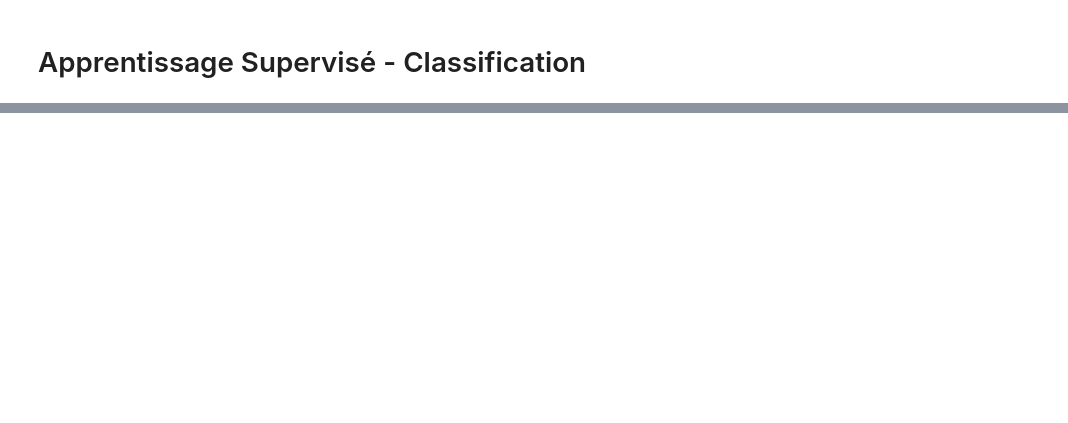
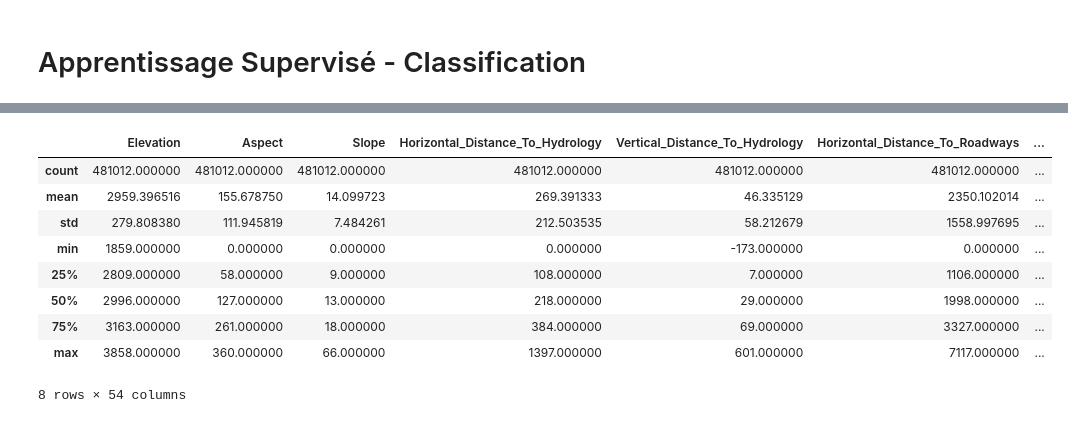
Before and after one commit to DarenXL/Apprentissage-Supervise-M2-MIA, a Jupyter notebook: Classification/classification.ipynb, the cells around one changed output, grey strips where cells are left out. Cells and saved outputs as stored; diff of their text form; code cells hidden in the pictures; blank space fills up the shorter version.

```diff
--- a/Classification/classification.ipynb
+++ b/Classification/classification.ipynb
@@ -99,0 +88,13 @@ pred.to_csv("predictions/test.csv",index=True, index_label='row_ID')
+# %%
+test.describe()
+# %% [output]
+|  | Elevation | Aspect | Slope | Horizontal_Distance_To_Hydrology | Vertical_Distance_To_Hydrology | Horizontal_Distance_To_Roadways | ... |
+| count | 481012.000000 | 481012.000000 | 481012.000000 | 481012.000000 | 481012.000000 | 481012.000000 | ... |
+| mean | 2959.396516 | 155.678750 | 14.099723 | 269.391333 | 46.335129 | 2350.102014 | ... |
+| std | 279.808380 | 111.945819 | 7.484261 | 212.503535 | 58.212679 | 1558.997695 | ... |
+| min | 1859.000000 | 0.000000 | 0.000000 | 0.000000 | -173.000000 | 0.000000 | ... |
+| 25% | 2809.000000 | 58.000000 | 9.000000 | 108.000000 | 7.000000 | 1106.000000 | ... |
+| 50% | 2996.000000 | 127.000000 | 13.000000 | 218.000000 | 29.000000 | 1998.000000 | ... |
+| 75% | 3163.000000 | 261.000000 | 18.000000 | 384.000000 | 69.000000 | 3327.000000 | ... |
+| max | 3858.000000 | 360.000000 | 66.000000 | 1397.000000 | 601.000000 | 7117.000000 | ... |
+8 rows × 54 columns
```
Also changed, not shown: parts of 49 cells of this notebook, 1 other file.
